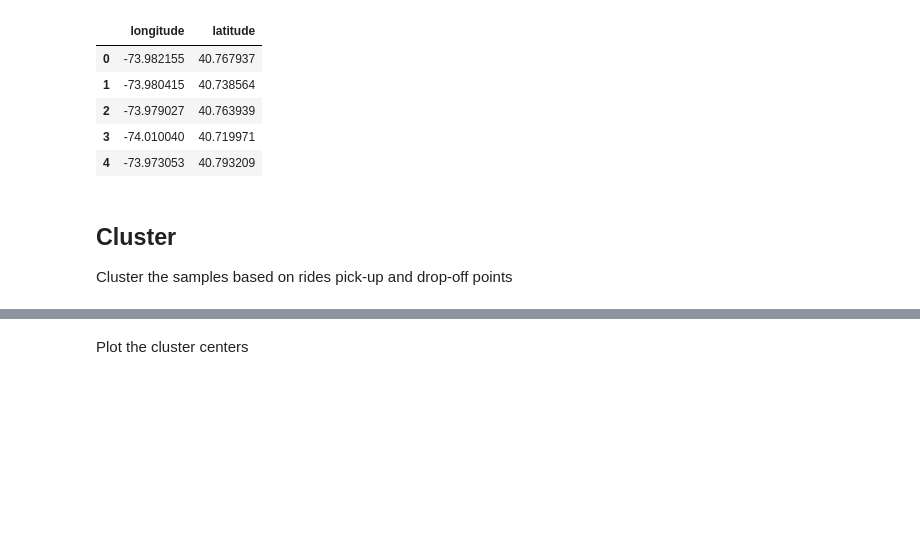
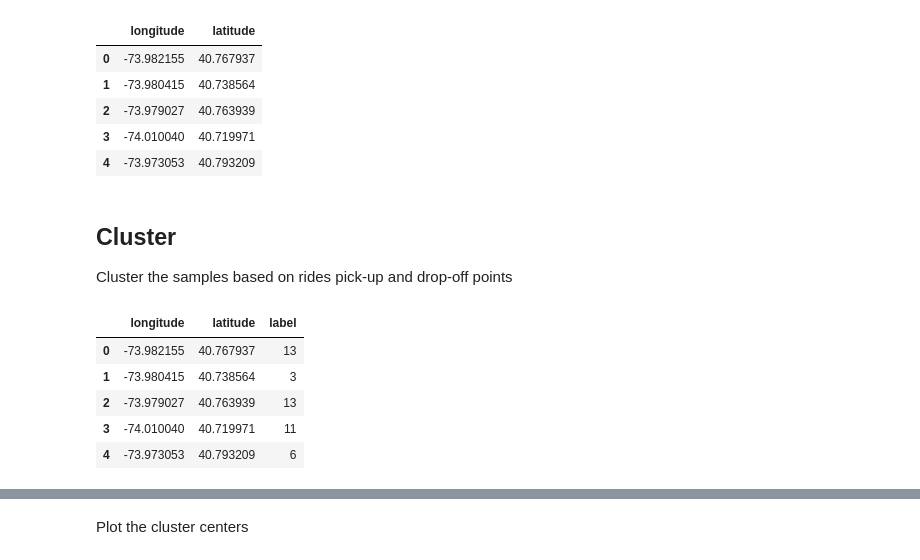
Before and after one commit to rajeshgupta88/NYCTaxiTripDuration, a Jupyter notebook: NYC-DataExploration.ipynb, the cells around one changed output, grey strips where cells are left out. Drawn from its saved outputs; the diff is of its cells as text; code cells hidden in the pictures; blank space fills up the shorter version.

```diff
--- a/NYC-DataExploration.ipynb
+++ b/NYC-DataExploration.ipynb
@@ -99,10 +99,17 @@ loc_df.head()
 
 Cluster the samples based on rides pick-up and drop-off points
 # %%
-kmeans = KMeans(n_clusters=15, random_state=4, n_init = 10, n_jobs=-1).fit(loc_df.sample(40000))
+kmeans = KMeans(n_clusters=15, random_state=4, n_init = 10, n_jobs=-1).fit(loc_df)
 loc_df['label']= kmeans.labels_
 
 loc_df.head()
+# %% [output]
+|  | longitude | latitude | label |
+| 0 | -73.982155 | 40.767937 | 13 |
+| 1 | -73.980415 | 40.738564 | 3 |
+| 2 | -73.979027 | 40.763939 | 13 |
+| 3 | -74.010040 | 40.719971 | 11 |
+| 4 | -73.973053 | 40.793209 | 6 |
 # %%
 loc_df = loc_df.sample(200000)
 plt.figure(figsize=(10,10))
```
Also changed, not shown: parts of 5 cells of this notebook.
